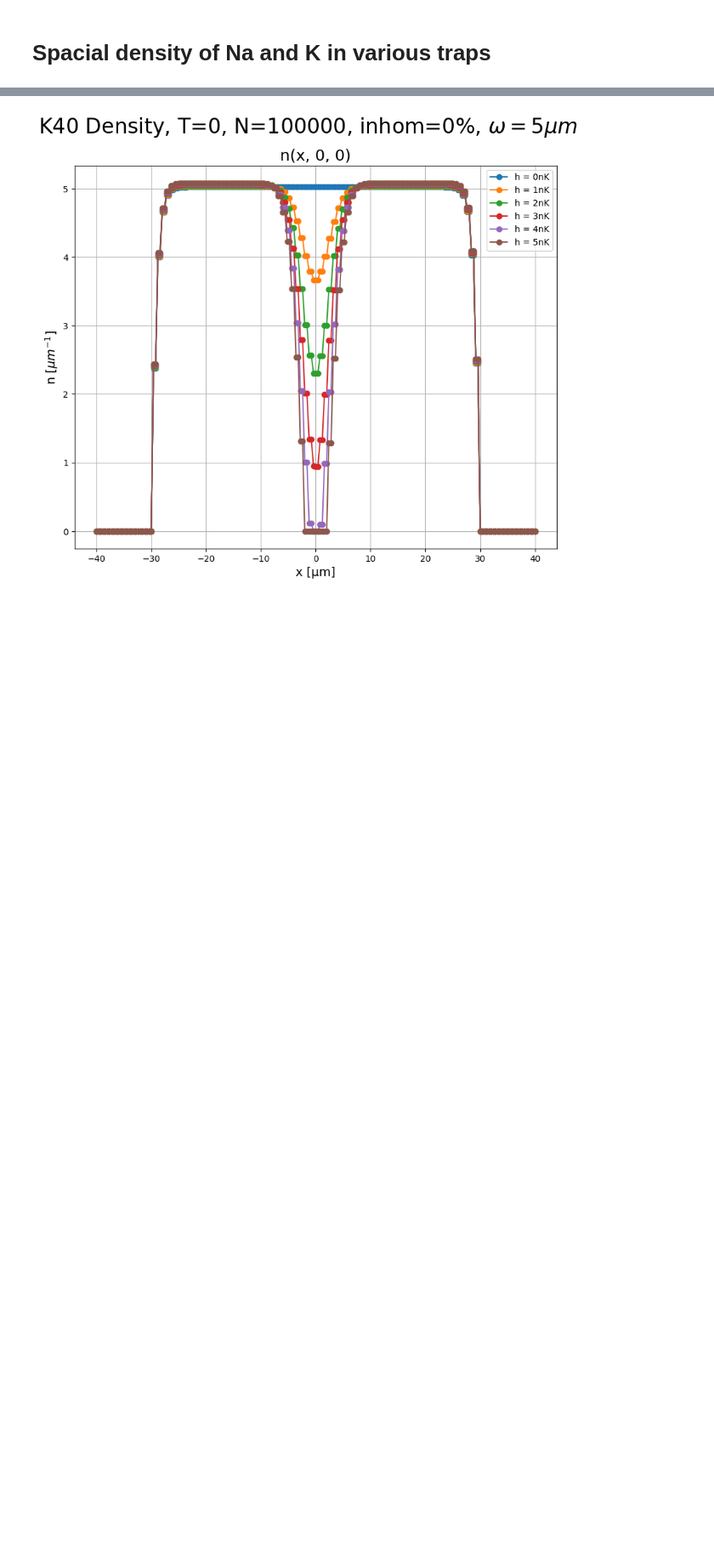
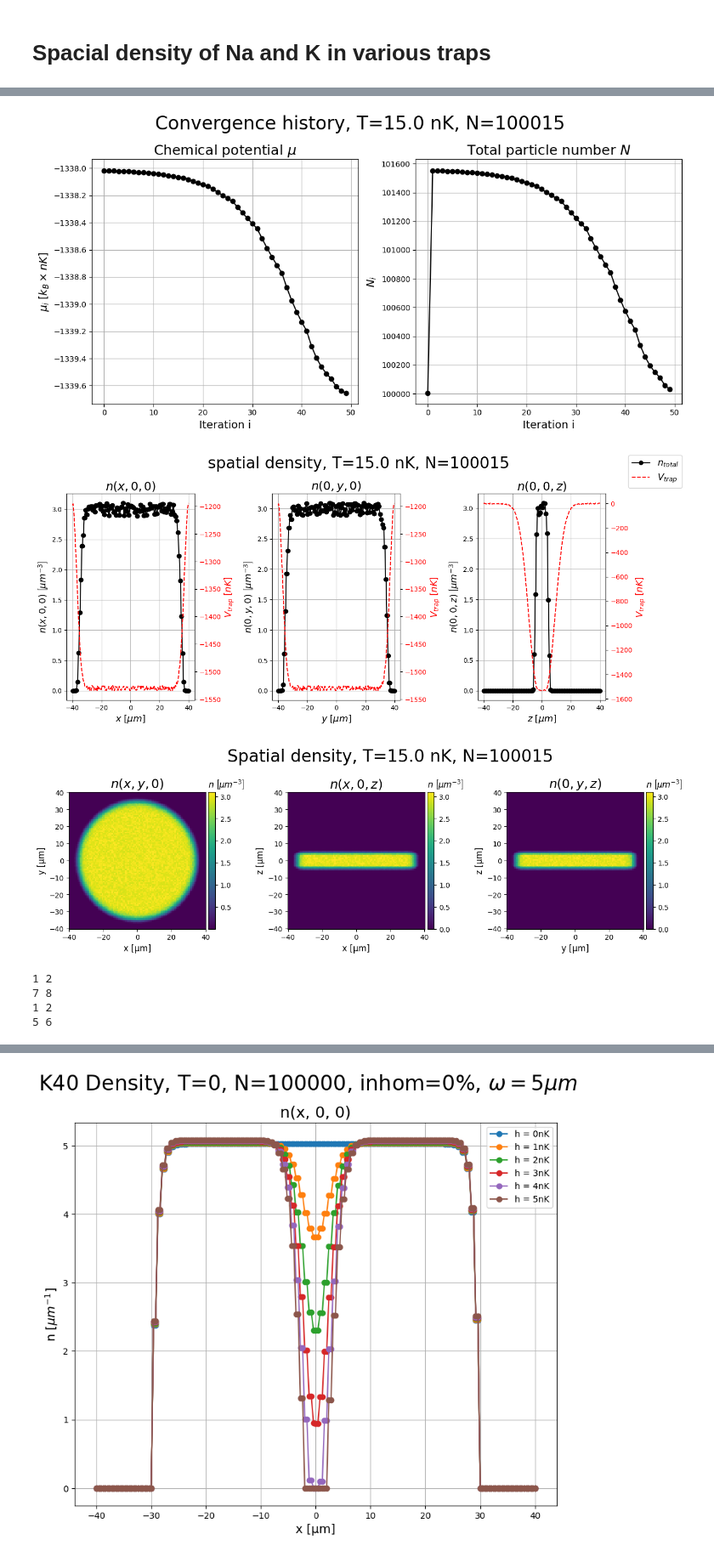
Before and after one commit to lightmat/lightmat, a Jupyter notebook: 20240109_team_meeting.ipynb, the cells around one changed output, grey strips where cells are left out. Shown at 85% size. Drawn from its saved outputs; the diff is of its cells as text; code cells hidden in the pictures; blank space fills up the shorter version.

```diff
--- a/20240109_team_meeting.ipynb
+++ b/20240109_team_meeting.ipynb
@@ -102,0 +99,6 @@ bg.mu, np.min(bg.V_trap_array)
+# %%
+fg.plot_all()
+# %% [output]
+[figure, added]
+[figure, added]
+[figure, added]
@@ -102,0 +111,13 @@ bg.mu, np.min(bg.V_trap_array)
+# %%
+dict1 = {} #{'a': 3, 'b': 4}
+dict2 = {'a': 7, 'c': 8}
+
+func1(**dict1)
+func2(**dict2)
+func1()
+func2()
+# %% [output]
+1 2
+7 8
+1 2
+5 6
```
Also changed, not shown: parts of 10 cells of this notebook, 8 other files.
